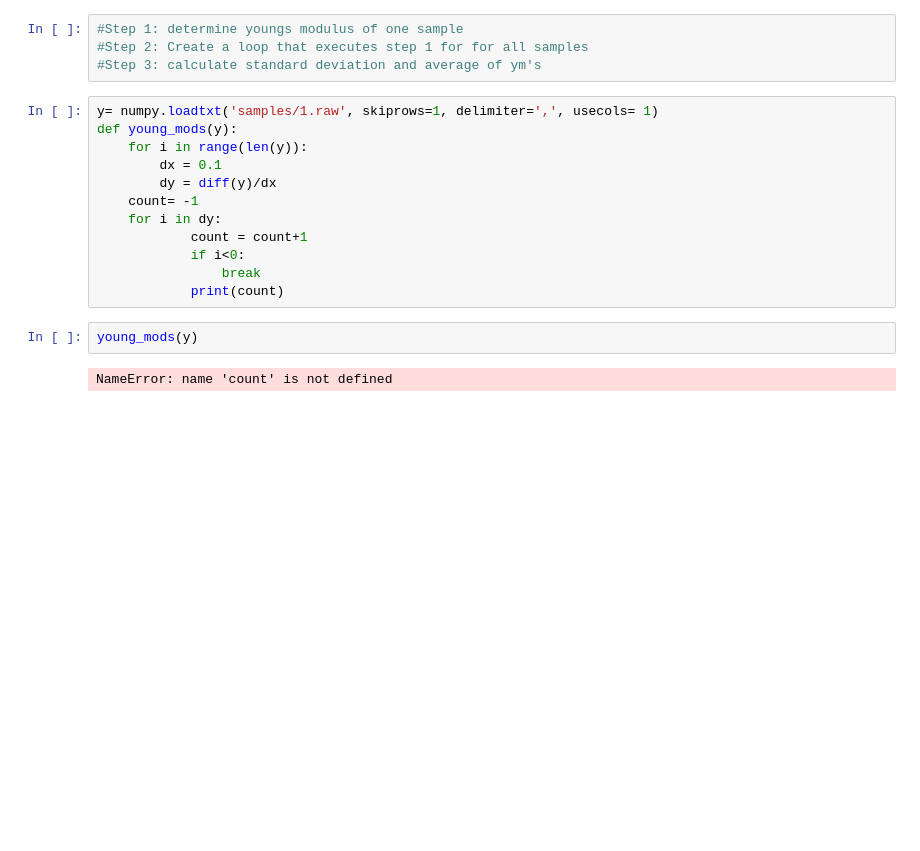
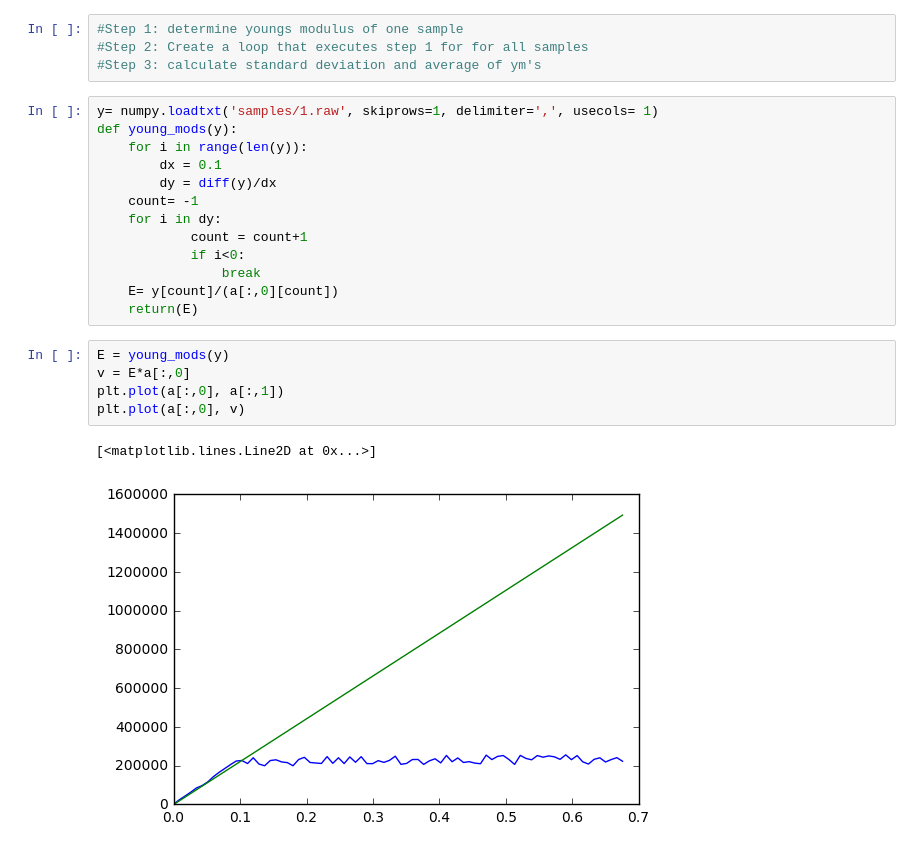
Before and after one commit to gwenwhite/project1, a Jupyter notebook: project1-live.ipynb, the cells around one changed output. Saved outputs shown, nothing was run; the diff lists cells and outputs as text; blank space fills up the shorter version.

Commit message:
plotted young modulus of one sample

```diff
--- a/project1-live.ipynb
+++ b/project1-live.ipynb
@@ -25,8 +25,13 @@ def young_mods(y):
             count = count+1
             if i<0:
                 break
-            print(count)
+    E= y[count]/(a[:,0][count])
+    return(E)
-# %%
-young_mods(y)
-# %% [output]
-NameError: name 'count' is not defined
+# %%
+E = young_mods(y)
+v = E*a[:,0]
+plt.plot(a[:,0], a[:,1])
+plt.plot(a[:,0], v)
+# %% [output]
+[<matplotlib.lines.Line2D at 0x...>]
+[figure, added]
```
